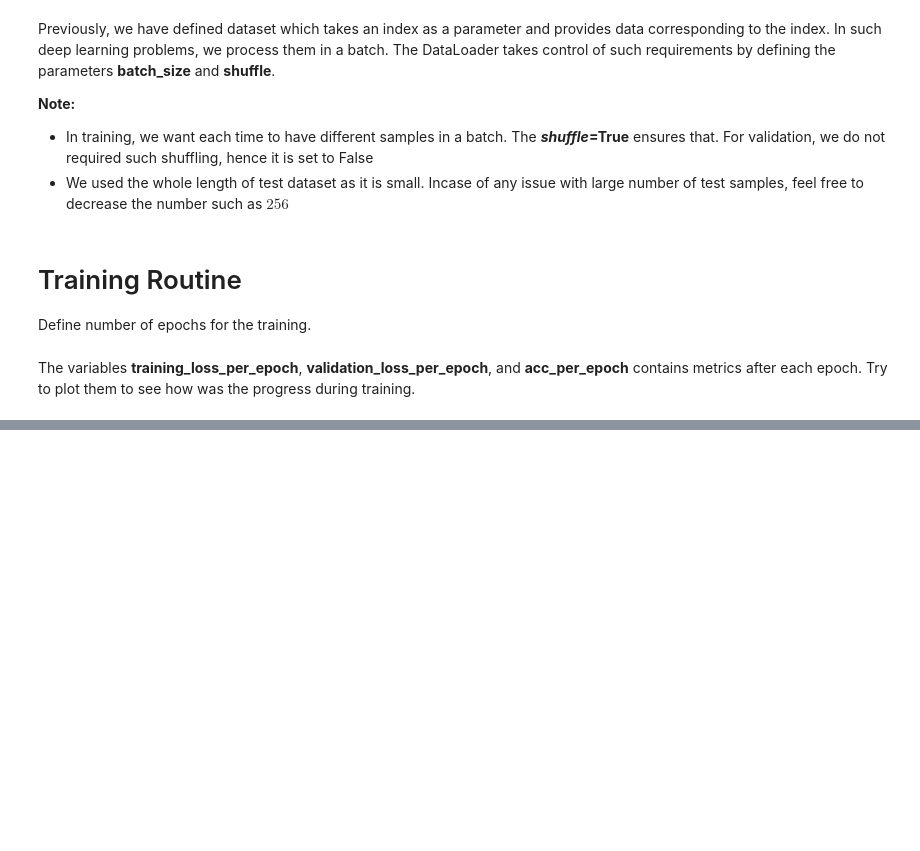
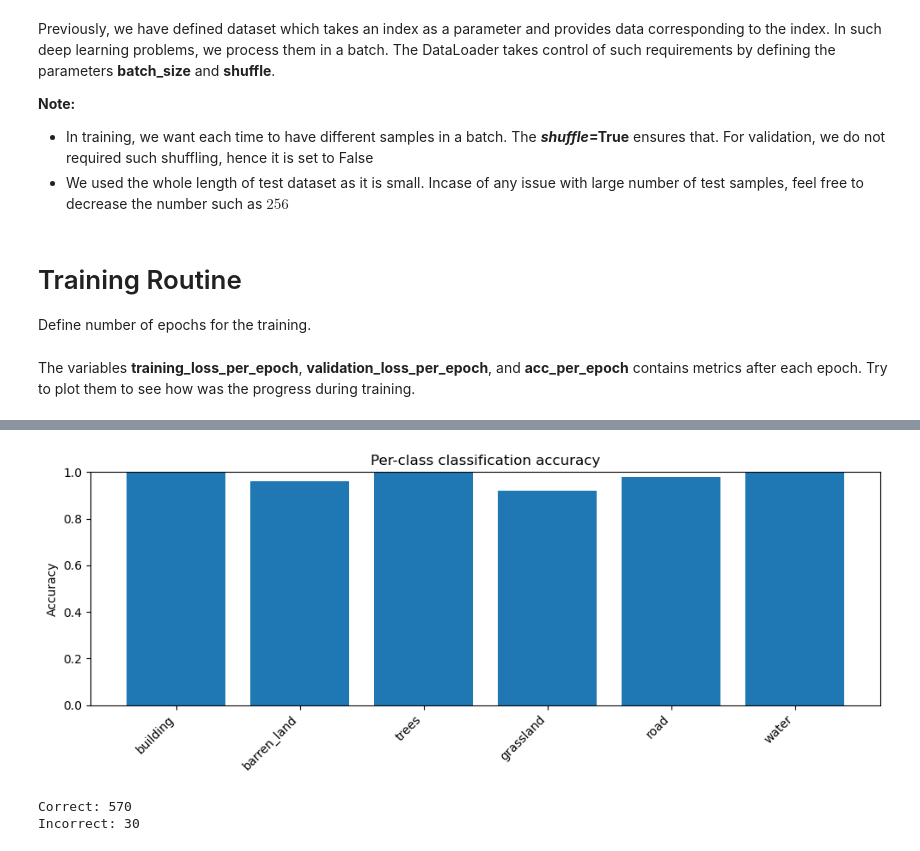
Before and after one commit to Hornston3/remote-sensing-lc, a Jupyter notebook: CNN_classifier_on_remote_sensing_image.ipynb, the cells around one changed output, grey strips where cells are left out. Cells and saved outputs as stored; diff of their text form; code cells hidden in the pictures; blank space fills up the shorter version.

```diff
--- a/CNN_classifier_on_remote_sensing_image.ipynb
+++ b/CNN_classifier_on_remote_sensing_image.ipynb
@@ -523,0 +461,23 @@ plot_samples(incorrect_idx, sat6_test_dataset, "Misclassifications")
+# %%
+class_acc_named = {annotations[0][c]: v for c, v in class_acc.items()} # get the label names from the annotations
+
+fig, ax = plt.subplots(figsize=(10, 4))
+
+ax.bar(class_acc_named.keys(), class_acc_named.values())
+ax.set_ylabel("Accuracy")
+ax.set_ylim(0, 1)
+ax.set_title("Per-class classification accuracy")
+plt.xticks(rotation=45, ha='right')
+plt.tight_layout()
+plt.show()
+# %% [output]
+[figure, added]
+# %%
+correct_idx = np.where(all_preds == all_true)[0]
+incorrect_idx = np.where(all_preds != all_true)[0]
+
+print("Correct:", len(correct_idx))
+print("Incorrect:", len(incorrect_idx))
+# %% [output]
+Correct: 570
+Incorrect: 30
```
Also changed, not shown: parts of 15 cells of this notebook, 1 other file.
